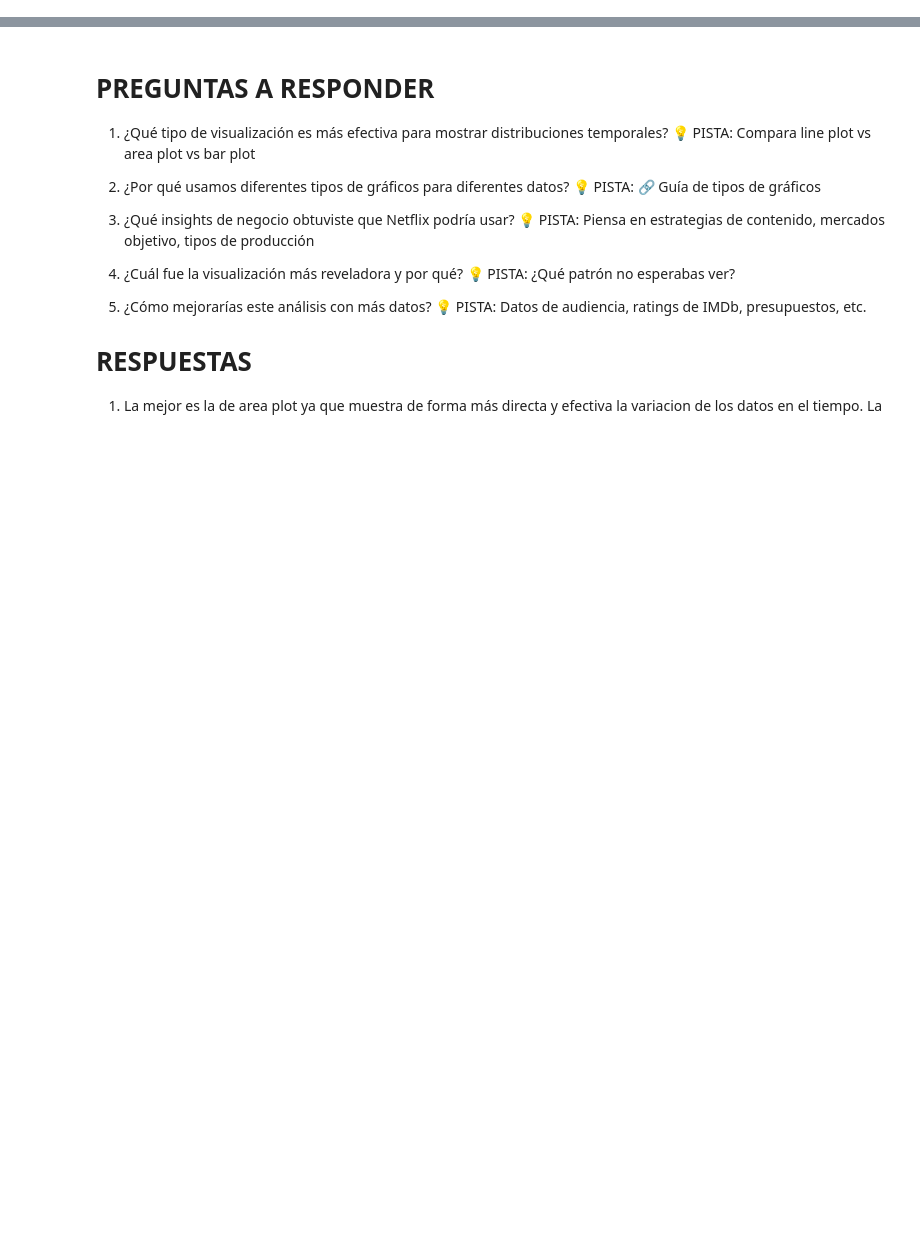
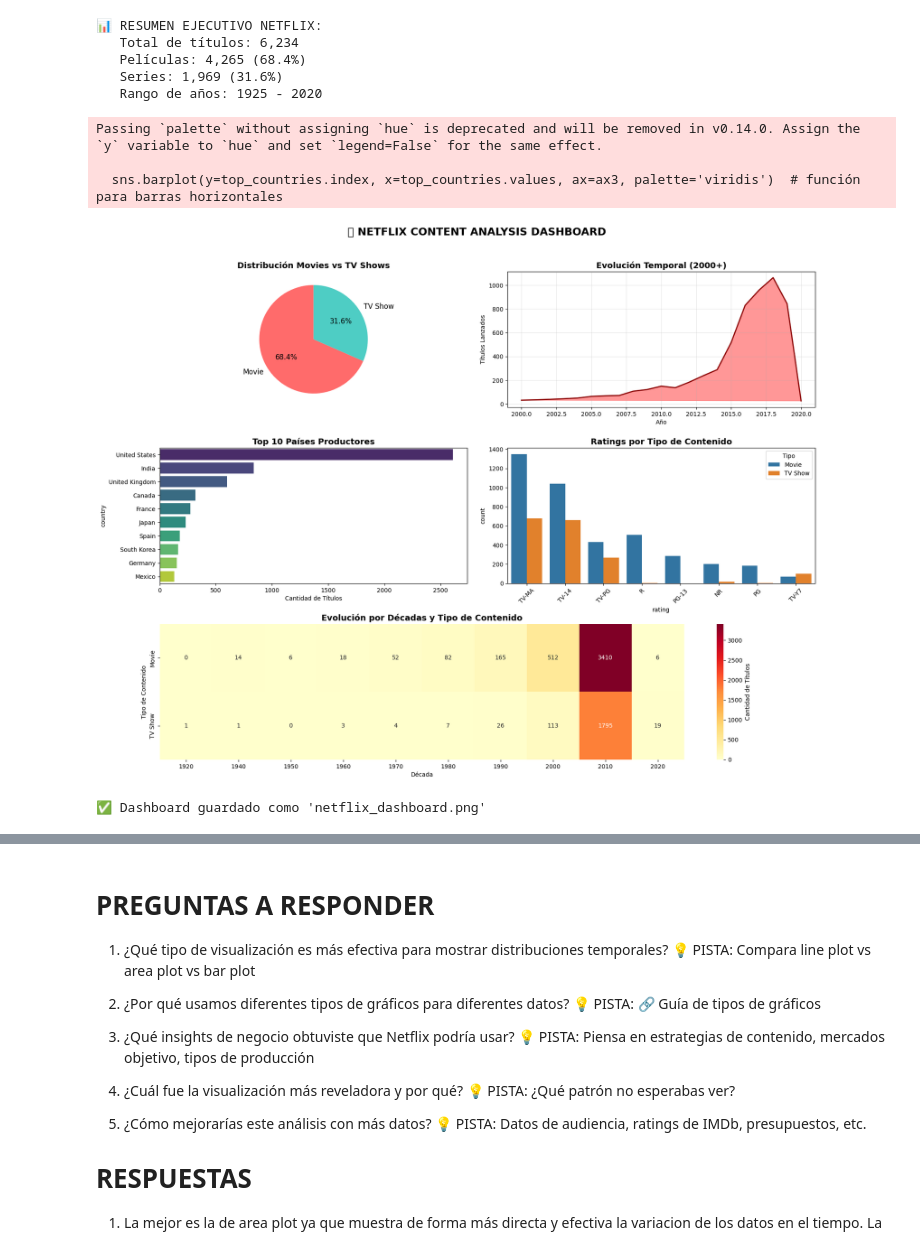
Before and after one commit to MatiasJorda/INGENIERIA-DATOS, a Jupyter notebook: docs/portfolio/UT1/Notebooks/Netflix-analysis.ipynb, the cells around one changed output, grey strips where cells are left out. Saved outputs shown, nothing was run; the diff lists cells and outputs as text; code cells hidden in the pictures; blank space fills up the shorter version.

Commit message:
UT2, nbviewer y visualizaciones

```diff
--- a/docs/portfolio/UT1/Notebooks/Netflix-analysis.ipynb
+++ b/docs/portfolio/UT1/Notebooks/Netflix-analysis.ipynb
@@ -410,34 +566,45 @@ ax3 = fig.add_subplot(gs[1, :2])
 country_clean = netflix.dropna(subset=['country'])['country'].str.split(', ').explode()
 top_countries = country_clean.value_counts().head(10)
 sns.barplot(y=top_countries.index, x=top_countries.values, ax=ax3, palette='viridis')  # función para barras horizontales
 ax3.set_title('Top 10 Países Productores', fontsize=14, fontweight='bold')
 ax3.set_xlabel('Cantidad de Títulos')
 
 # Dashboard panel 4: Ratings
 ax4 = fig.add_subplot(gs[1, 2:])
 top_ratings = netflix['rating'].value_counts().head(8)
 sns.countplot(data=netflix[netflix['rating'].isin(top_ratings.index)],  # función para contar categorías separadas por hue
            x='rating', hue='type', order=top_ratings.index, ax=ax4)
 ax4.set_title('Ratings por Tipo de Contenido', fontsize=14, fontweight='bold')
 ax4.tick_params(axis='x', rotation=45)
 ax4.legend(title='Tipo')
 
 # Dashboard panel 5: Heatmap temporal (full width)
 ax5 = fig.add_subplot(gs[2, :])
 netflix['decade'] = (netflix['release_year'] // 10) * 10
 year_type_decade = netflix.groupby(['decade', 'type']).size().unstack(fill_value=0)
 sns.heatmap(year_type_decade.T, annot=True, fmt='d', ax=ax5,  # función para mapa de calor transpuesto (.T)
            cmap='YlOrRd', cbar_kws={'label': 'Cantidad de Títulos'})
 ax5.set_title('Evolución por Décadas y Tipo de Contenido', fontsize=14, fontweight='bold')
 ax5.set_xlabel('Década')
 ax5.set_ylabel('Tipo de Contenido')
 
 # Guardar el dashboard
 plt.suptitle('📊 NETFLIX CONTENT ANALYSIS DASHBOARD', fontsize=18, fontweight='bold', y=0.95)
-plt.file(f'netflix_dashboard.png', dpi=300, bbox_inches='tight')  # función para guardar figura como archivo
+plt.savefig('netflix_dashboard.png', dpi=300, bbox_inches='tight')  # función correcta para guardar figura
 plt.show()
 
 print("\n✅ Dashboard guardado como 'netflix_dashboard.png'")
+# %% [output]
+📊 RESUMEN EJECUTIVO NETFLIX:
+   Total de títulos: 6,234
+   Películas: 4,265 (68.4%)
+   Series: 1,969 (31.6%)
+   Rango de años: 1925 - 2020
+Passing `palette` without assigning `hue` is deprecated and will be removed in v0.14.0. Assign the `y` variable to `hue` and set `legend=False` for the same effect.
+
+  sns.barplot(y=top_countries.index, x=top_countries.values, ax=ax3, palette='viridis')  # función para barras horizontales
+[figure, added]
+✅ Dashboard guardado como 'netflix_dashboard.png'
 # %%
 # === ANÁLISIS AVANZADO DE GÉNEROS ===
 
```
Also changed, not shown: parts of 8 cells of this notebook, 32 other files.
